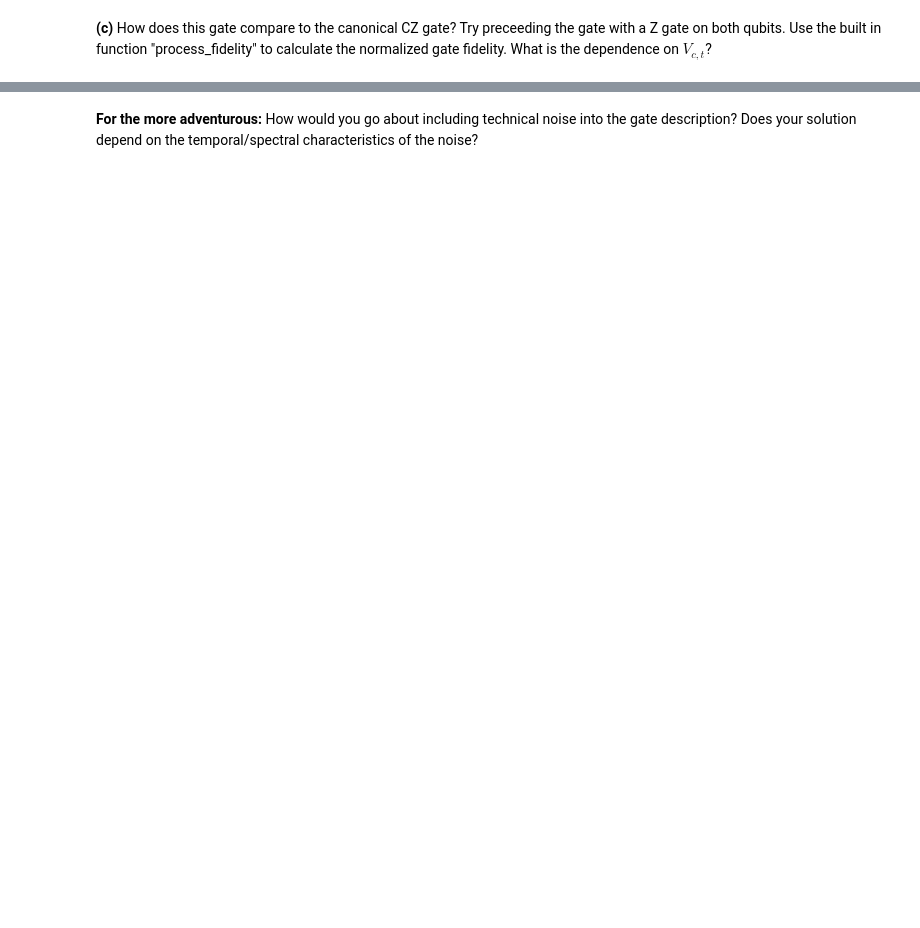
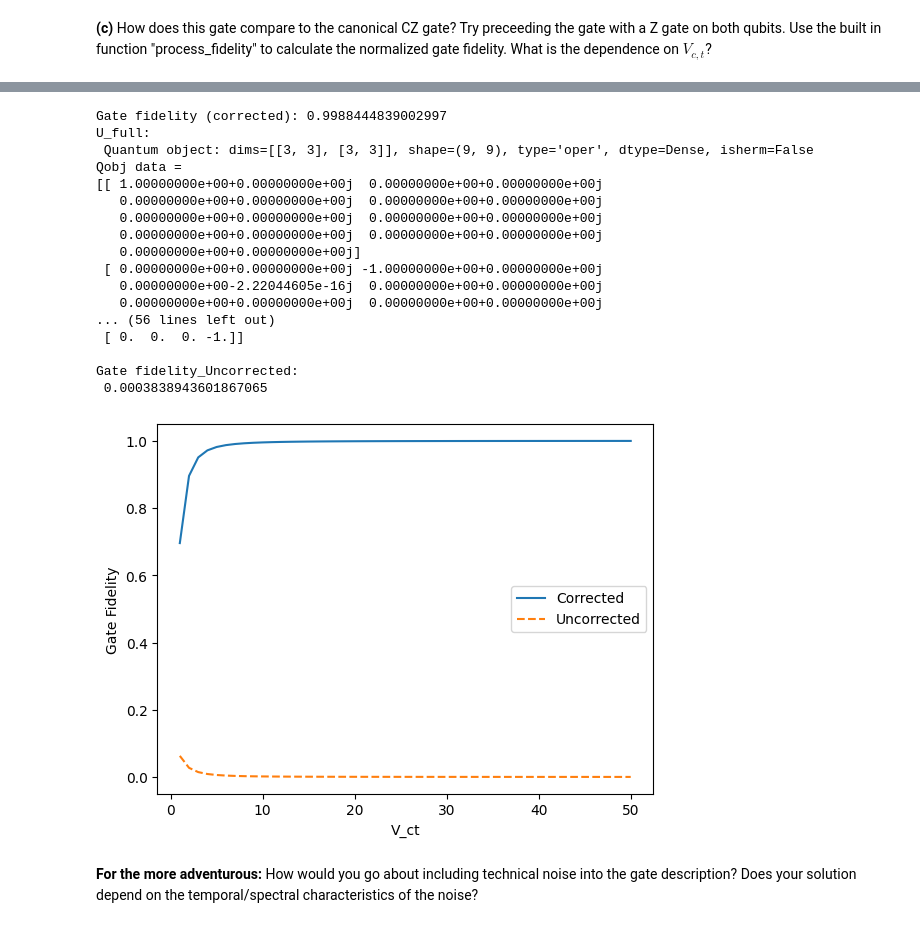
Before and after one commit to Abiyzelalem27/Quantum_Algorithms, a Jupyter notebook: Rydberg_atoms.ipynb, the cells around one changed output, grey strips where cells are left out. Drawn from its saved outputs; the diff is of its cells as text; code cells hidden in the pictures; blank space fills up the shorter version.

```diff
--- a/Rydberg_atoms.ipynb
+++ b/Rydberg_atoms.ipynb
@@ -232,2 +324,68 @@ ImportError: cannot import name 'process_fidelity' from 'qutip_qip' (/home/f73ae
+# %%
+import matplotlib.pyplot as plt
+import numpy as np
+import qutip as qt
+
+Omega = 1.0
+V = 20.0
+U_full = rydberg_CZ_gate(Omega, V)
+U = rydberg_CZ_gate(Omega, V)
+U_comp = computational_subspace_gate(U)
+Z0 = qt.Qobj(np.diag([1,-1]), dims=[[2],[2]])
+Z1 = qt.Qobj(np.diag([1,-1]), dims=[[2],[2]])
+ZZ = qt.tensor(Z0, Z1)
+ZZ = qt.Qobj(ZZ.full(), dims=[[4],[4]])
+U_corr = ZZ * U_comp
+
+fidelity = process_fidelity_manual(U_corr, U_ideal)
+print("Gate fidelity (corrected):\n", fidelity)
+print()
+fidelity_Uncorrected = process_fidelity_manual(U_comp, U_ideal)
+print("U_full:\n", U_full)
+print()
+print("Rydberg CZ gate in computational basis (U_comp):\n", U_comp)
+print()
+print("U_ideal:\n", U_ideal)
+print()
+print("Gate fidelity_Uncorrected:\n", fidelity_Uncorrected)
+
+# Sweep over V
+V_list = np.linspace(1,50,50)
+fid_corrected = []
+fid_uncorrected = []
+
+for V in V_list:
+    U_full = rydberg_CZ_gate(Omega, V)
+    U_comp = computational_subspace_gate(U_full)
+    U_corr = ZZ * U_comp
+    fid_corrected.append(process_fidelity_manual(U_corr, U_ideal))
+    fid_uncorrected.append(process_fidelity_manual(U_comp, U_ideal))
+
+# Plot
+plt.plot(V_list, fid_corrected, label="Corrected")
+plt.plot(V_list, fid_uncorrected, label="Uncorrected", linestyle="--")
+plt.xlabel("V_ct")
+plt.ylabel("Gate Fidelity")
+plt.legend()
+plt.show()
+# %% [output]
+Gate fidelity (corrected): 0.9988444839002997
+U_full:
+ Quantum object: dims=[[3, 3], [3, 3]], shape=(9, 9), type='oper', dtype=Dense, isherm=False
+Qobj data =
+[[ 1.00000000e+00+0.00000000e+00j  0.00000000e+00+0.00000000e+00j
+   0.00000000e+00+0.00000000e+00j  0.00000000e+00+0.00000000e+00j
+   0.00000000e+00+0.00000000e+00j  0.00000000e+00+0.00000000e+00j
+   0.00000000e+00+0.00000000e+00j  0.00000000e+00+0.00000000e+00j
+   0.00000000e+00+0.00000000e+00j]
+ [ 0.00000000e+00+0.00000000e+00j -1.00000000e+00+0.00000000e+00j
+   0.00000000e+00-2.22044605e-16j  0.00000000e+00+0.00000000e+00j
+   0.00000000e+00+0.00000000e+00j  0.00000000e+00+0.00000000e+00j
+... (56 lines left out)
+ [ 0.  0.  0. -1.]]
+
+Gate fidelity_Uncorrected:
+ 0.0003838943601867065
+[figure, added]
 # %% [markdown]
 **For the more adventurous:** How would you go about including technical noise into the gate description? Does your solution depend on the temporal/spectral characteristics of the noise?
```
Also changed, not shown: parts of 18 cells of this notebook, 6 other files.
